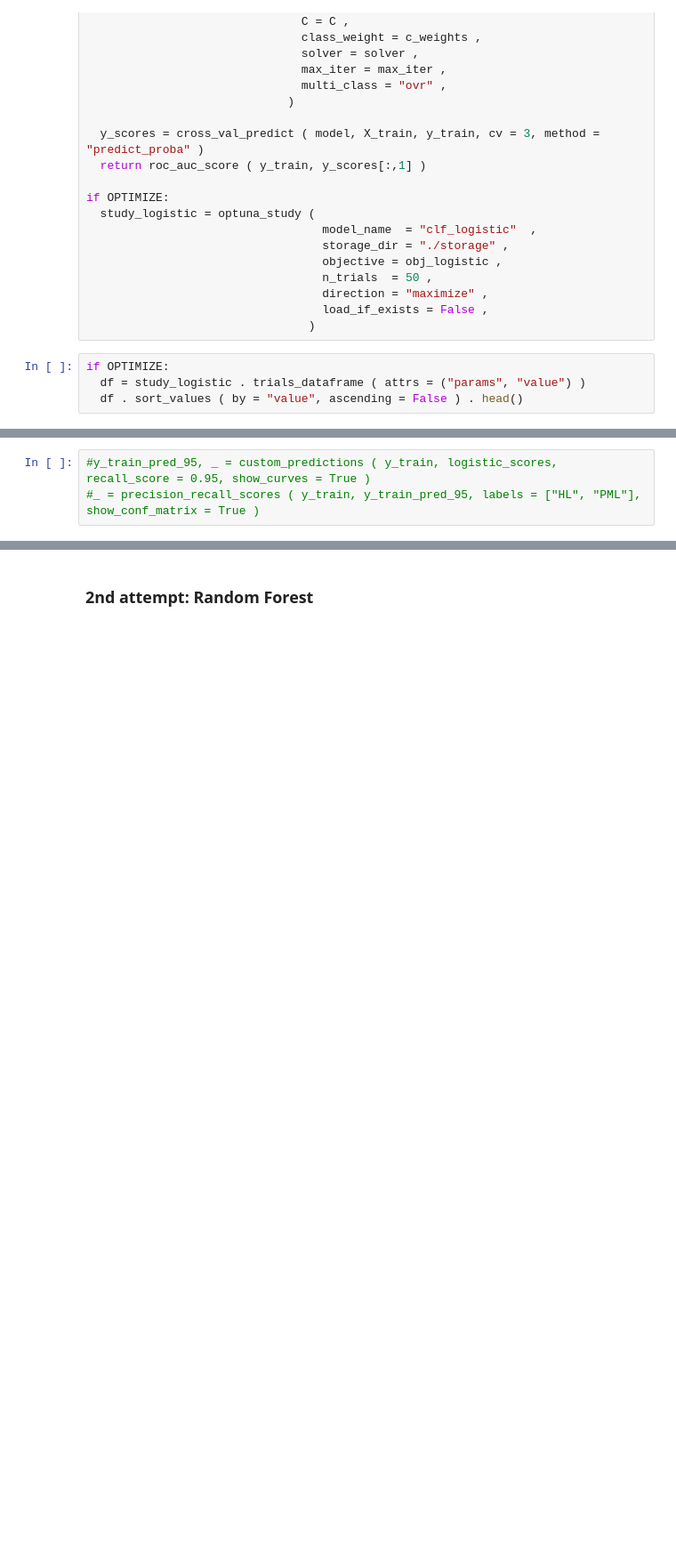
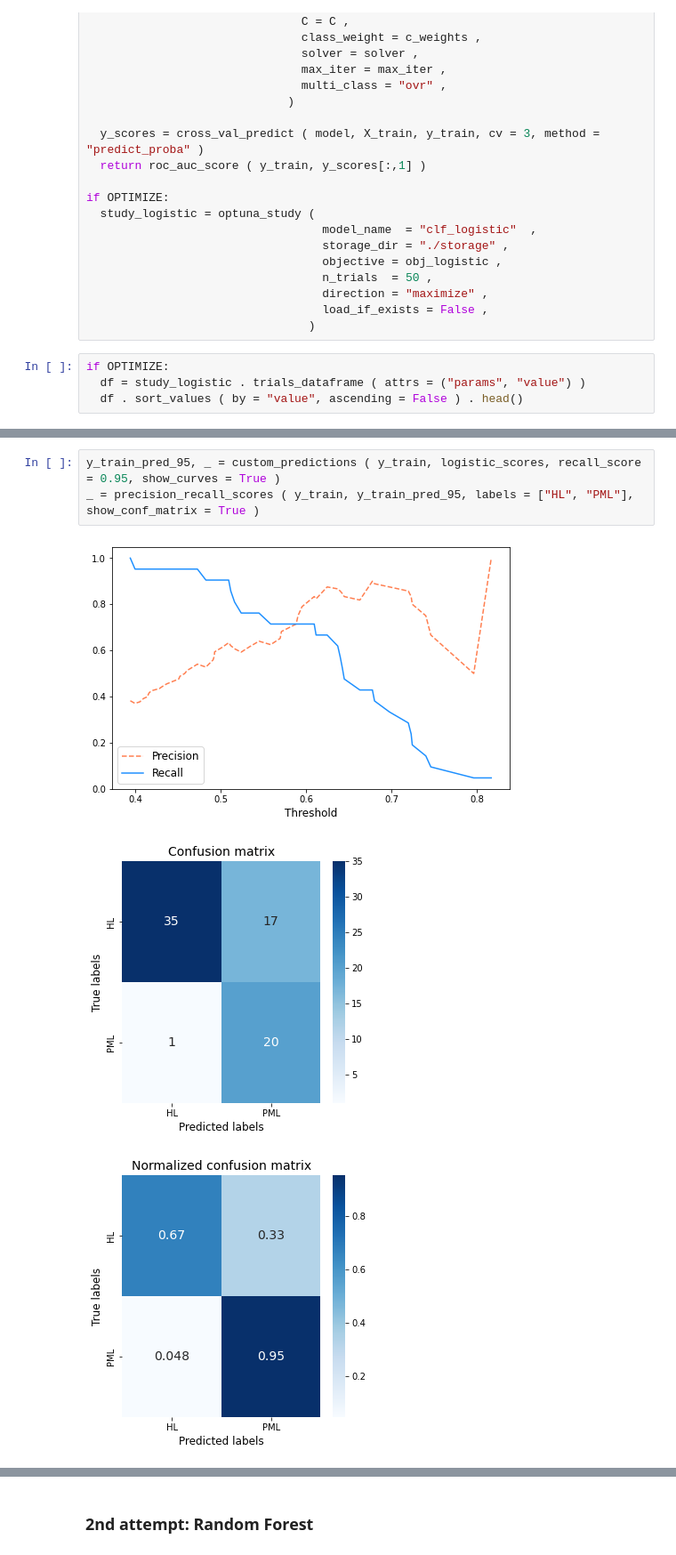
Before and after one commit to harel-coffee/mediastinal-lymphoma-classification-auto, a Jupyter notebook: 5_lymphoma_classification.ipynb, the cells around one changed output, grey strips where cells are left out. Shown at 89% size. Drawn from its saved outputs; the diff is of its cells as text; blank space fills up the shorter version.

```diff
--- a/5_lymphoma_classification.ipynb
+++ b/5_lymphoma_classification.ipynb
@@ -287,4 +291,8 @@ if OPTIMIZE:
 # %%
-#y_train_pred_95, _ = custom_predictions ( y_train, logistic_scores, recall_score = 0.95, show_curves = True )
-#_ = precision_recall_scores ( y_train, y_train_pred_95, labels = ["HL", "PML"], show_conf_matrix = True )
+y_train_pred_95, _ = custom_predictions ( y_train, logistic_scores, recall_score = 0.95, show_curves = True )
+_ = precision_recall_scores ( y_train, y_train_pred_95, labels = ["HL", "PML"], show_conf_matrix = True )
+# %% [output]
+[figure, added]
+[figure, added]
+[figure, added]
 # %%
```
Also changed, not shown: parts of 20 cells of this notebook.
